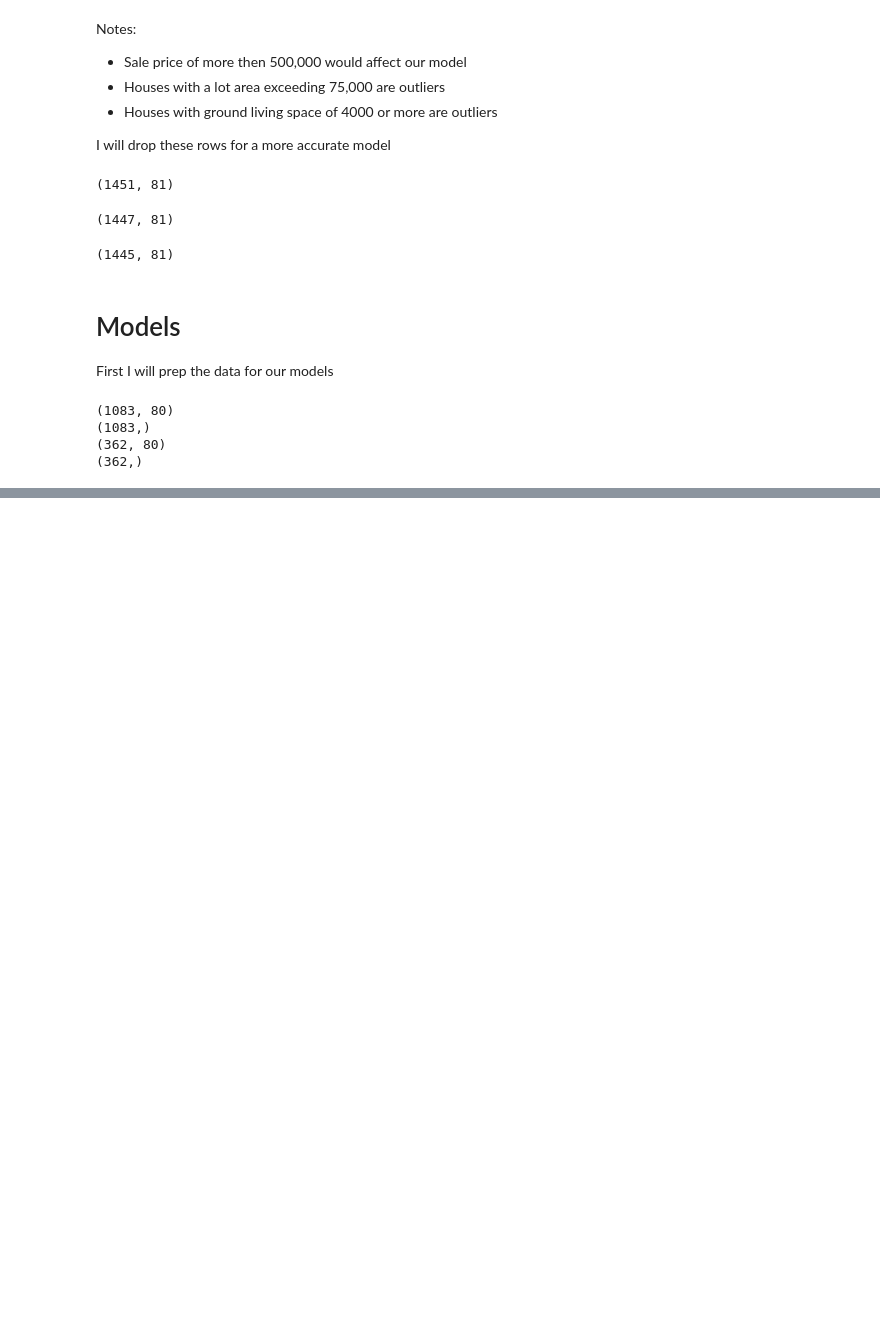
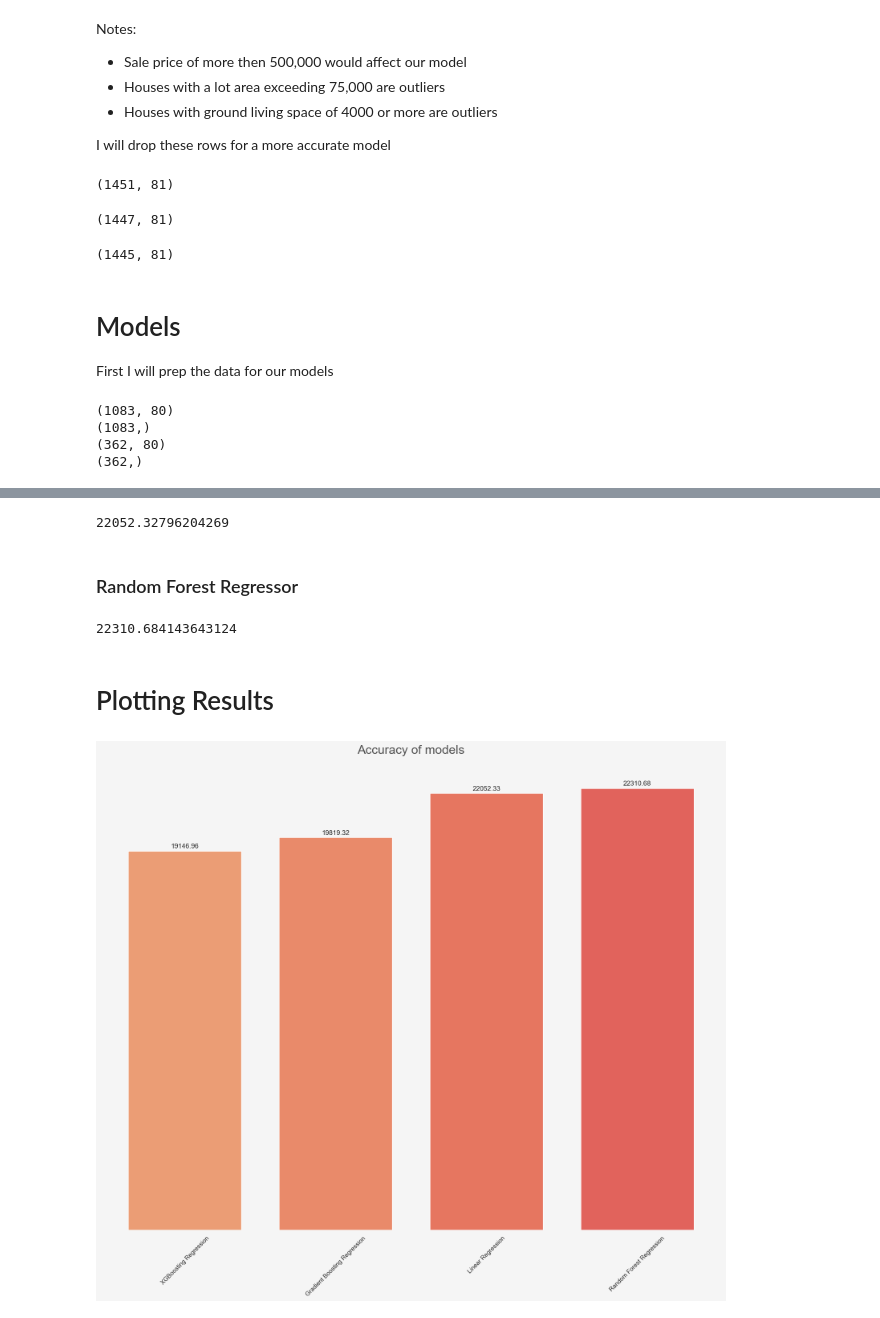
Before and after one commit to DKF-92/Machine-Learning-Comp, a Jupyter notebook: Housing_Dataset/housing_NB.ipynb, the cells around one changed output, grey strips where cells are left out. Drawn from its saved outputs; the diff is of its cells as text; code cells hidden in the pictures; blank space fills up the shorter version.

Commit message:
Finished models, plot values

```diff
--- a/Housing_Dataset/housing_NB.ipynb
+++ b/Housing_Dataset/housing_NB.ipynb
@@ -228,0 +249,80 @@ ValueError: Classification metrics can't handle a mix of multiclass and continuo
+# %%
+model_LR = LinearRegression()
+LR_Pipeline = Pipeline(steps=[('preprocessor', preprocessor),('model', model_LR)])
+LR_Pipeline.fit(X_train, y_train)
+preds_LR = LR_Pipeline.predict(X_val)
+LR_mse = MSE(y_val, preds_LR, squared=False)
+
+dict_mse['Linear Regression'] = LR_mse
+
+print(LR_mse)
+# %% [output]
+22052.32796204269
+# %% [markdown]
+### Random Forest Regressor
+# %%
+model_RF = RandomForestRegressor(n_estimators=1100, min_samples_split=5, min_samples_leaf=5)
+RF_Pipeline = Pipeline(steps=[('preprocessor', preprocessor),('model', model_RF)])
+RF_Pipeline.fit(X_train, y_train)
+preds_RF = RF_Pipeline.predict(X_val)
+RF_mse = MSE(y_val, preds_RF, squared=False)
+
+dict_mse['Random Forest Regression'] = RF_mse
+
+print(RF_mse)
+# %% [output]
+22310.684143643124
+# %% [markdown]
+# Plotting Results
+# %%
+sns.set_theme()
+
+# Dimensions and color
+fig = plt.figure(figsize=(20,15))
+fig.patch.set_facecolor('whitesmoke')
+
+ax = plt.gca()
+width = 0.3
+
+# Sorts dict_acc into sorted list, then converts back to dictionary
+sorted_dict_mse = sorted(dict_mse.items(), key=lambda x:x[1])
+sorted_dict_mse = dict(sorted_dict_mse)
+
+# Bar plot characteristics and color palette
+ax.bar(
+    range(len(sorted_dict_mse)),
+    list(sorted_dict_mse.values()),
+    color = sns.color_palette("flare", n_colors=12),
+    width = 0.75,
+)
+
+# For loop adds percent labels to top of bars
+for x1 in ax.patches:
+    h1 = x1.get_height()
+
+    percents = h1
+
+    ax.annotate(
+        '{:.2f}'.format(percents),
+        xy=(x1.get_x() + x1.get_width() /2, h1),
+        xytext=(0,3),
+        textcoords="offset points",
+        ha='center',
+        va= 'bottom'
+    )
+
+plt.grid(False) # Turns off gird
+plt.box(False) # Turns off box
+plt.xticks(range(len(sorted_dict_mse)), list(sorted_dict_mse.keys()), rotation =45) # Rotates x label
+plt.yticks([]) # Removes y ticks as label are on top of bars
+
+plt.title('Accuracy of models', size=22, alpha=0.8, y=1.02) # Title
+
+plt.savefig("Accuracy of models.png", bbox_inches='tight', dpi=300) # Saves png file of bar plot
+
+plt.show() # Displays bar plot
+
+# displays sorted_dict_acc uncomment to use
+#sorted_dict_mse
+# %% [output]
+[figure, added]
```
Also changed, not shown: parts of 6 cells of this notebook, 1 other file.
